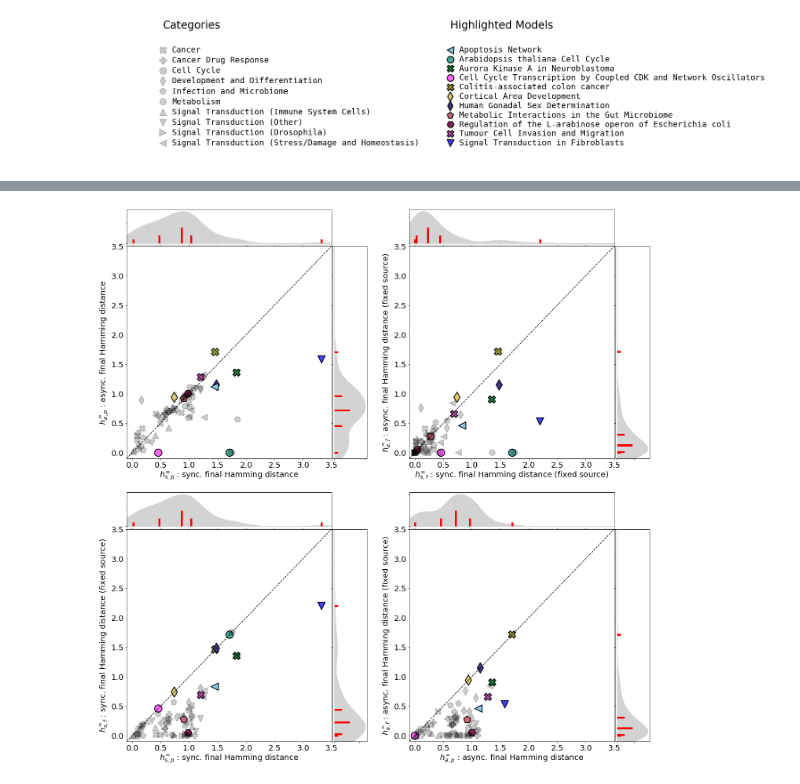
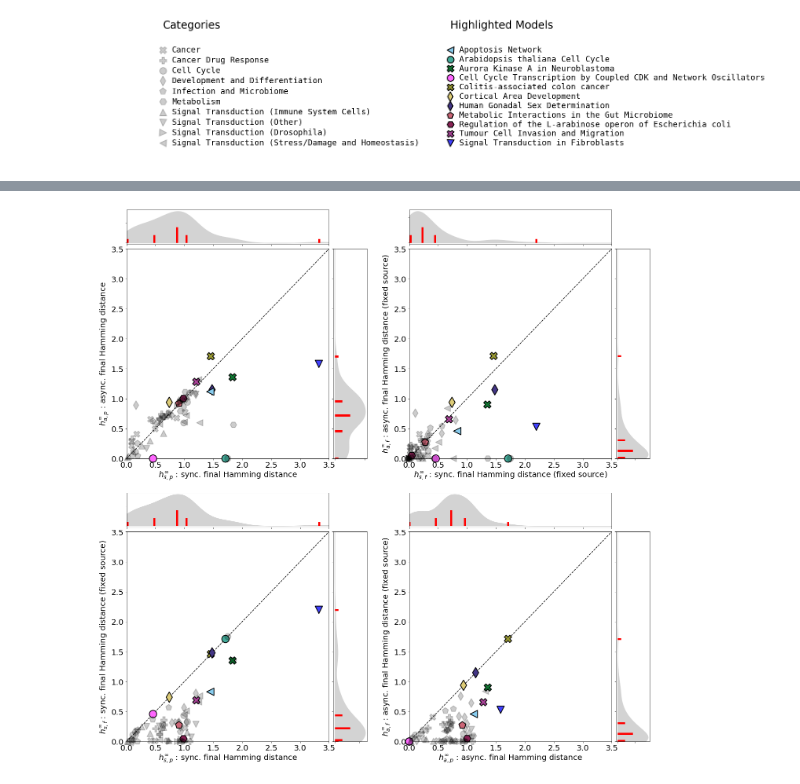
Before and after one commit to kyuhyongpark/cubewalkers-analysis, a Jupyter notebook: perturbation_output_analysis.ipynb, the cells around one changed output, grey strips where cells are left out. Saved outputs shown, nothing was run; the diff lists cells and outputs as text; code cells hidden in the pictures.

```diff
--- a/perturbation_output_analysis.ipynb
+++ b/perturbation_output_analysis.ipynb
@@ -296,20 +394,20 @@ fig.savefig(f'./data/{models_dir}/figures/quasicoherence_comparisons.pdf',bbox_i
 # %%
 vars = [
     [
-        (PlotVar('SFHD',-0.1,3.5),PlotVar('AFHD',-0.1,3.5)),
-        (PlotVar('SFHDNS',-0.1,3.5),PlotVar('AFHDNS',-0.1,3.5)),
+        (PlotVar('SFHD',0.0,3.5),PlotVar('AFHD',0.0,3.5)),
+        (PlotVar('SFHDNS',0.0,3.5),PlotVar('AFHDNS',0.0,3.5)),
     ],
     [
-        (PlotVar('SFHD',-0.1,3.5),PlotVar('SFHDNS',-0.1,3.5)),
-        (PlotVar('AFHD',-0.1,3.5),PlotVar('AFHDNS',-0.1,3.5)),
+        (PlotVar('SFHD',0.0,3.5),PlotVar('SFHDNS',0.0,3.5)),
+        (PlotVar('AFHD',0.0,3.5),PlotVar('AFHDNS',0.0,3.5)),
     ],
 ]
 
 fig = comparison_plots(vars)
 fig.savefig(f'./data/{models_dir}/figures/Hamming_comparison.png',bbox_inches='tight')
 fig.savefig(f'./data/{models_dir}/figures/Hamming_comparison.pdf',bbox_inches='tight')
 # %% [output]
-[figure, old version]
+[figure, new version]
 # %%
 vars = [
     [
```
Also changed, not shown: parts of 15 cells of this notebook, 23 other files.
